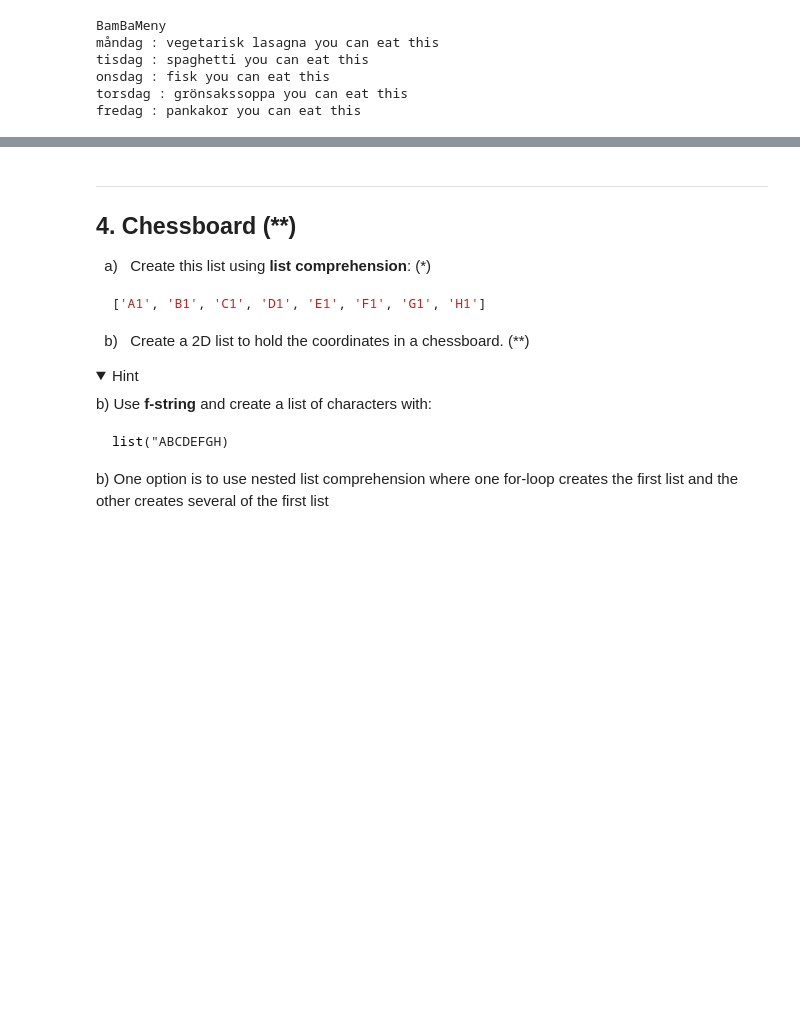
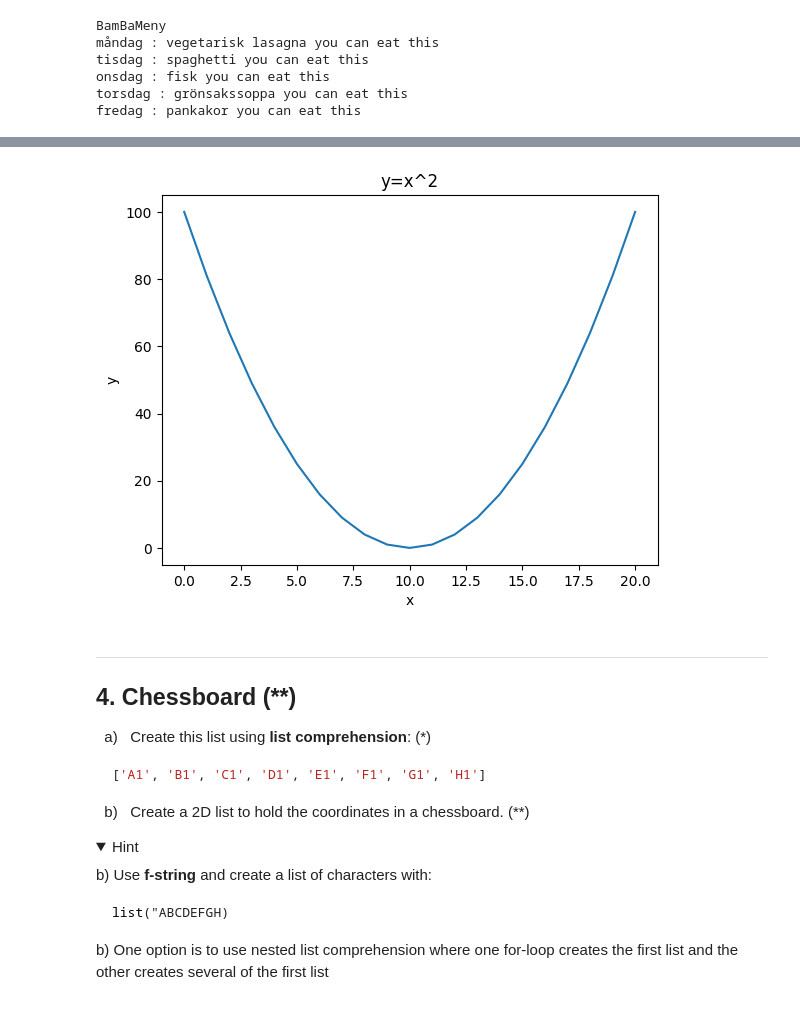
Before and after one commit to Horieh1989/exercise, a Jupyter notebook: 04-list-exercise.ipynb, the cells around one changed output, grey strips where cells are left out. Saved outputs shown, nothing was run; the diff lists cells and outputs as text; code cells hidden in the pictures; folded sections open; blank space fills up the shorter version.

```diff
--- a/04-list-exercise.ipynb
+++ b/04-list-exercise.ipynb
@@ -133,5 +133,8 @@ list1=[]
 for i in range(-10,11):
     list1.append(i**2)
 plt.plot(list1)
+plt.title("y=x^2")
+plt.xlabel("x")
+plt.ylabel("y")
 plt.show()
 # %% [output]
@@ -139,3 +154,4 @@ ModuleNotFoundError: No module named 'matplotlib'
+[figure, added]
 # %% [markdown]
 ---
 ## 4. Chessboard (**)
```
Also changed, not shown: parts of 2 cells of this notebook, 1 other file.
